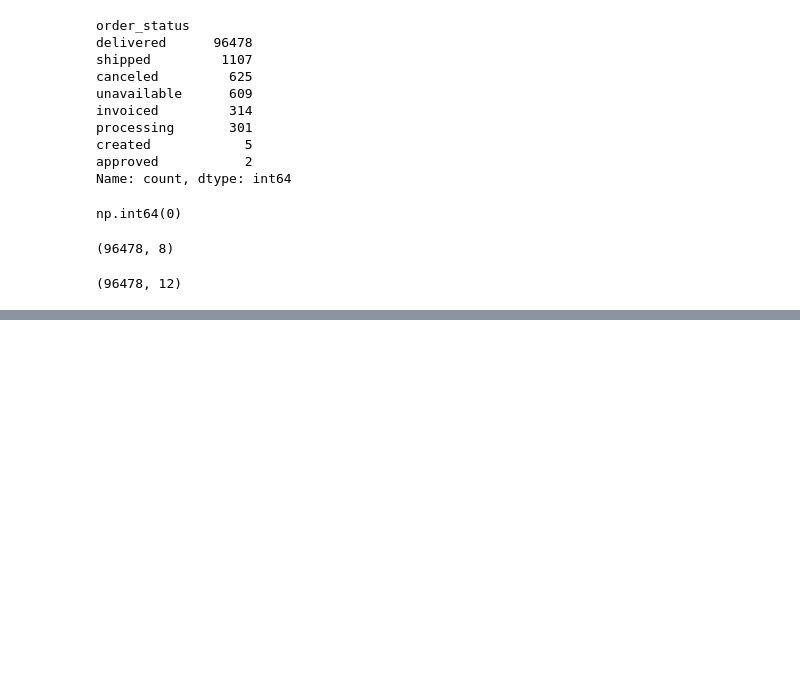
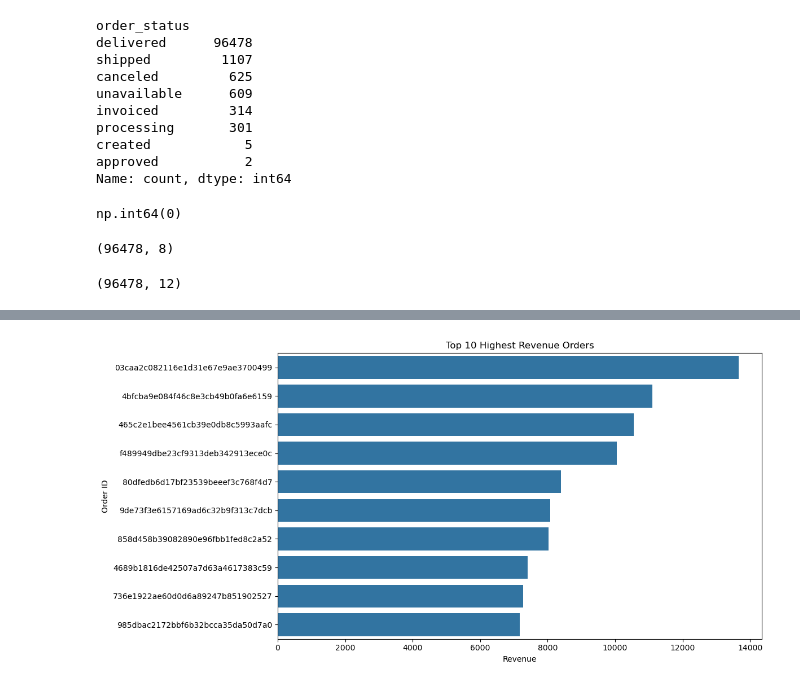
Before and after one commit to Pushpak-07/End-to-End-Brazilian-E-Commerce-Sales-Analytics, a Jupyter notebook: Python/Brazilian_Ecommerce_EDA..ipynb, the cells around one changed output, grey strips where cells are left out. Saved outputs shown, nothing was run; the diff lists cells and outputs as text; code cells hidden in the pictures; blank space fills up the shorter version.

```diff
--- a/Python/Brazilian_Ecommerce_EDA..ipynb
+++ b/Python/Brazilian_Ecommerce_EDA..ipynb
@@ -344,0 +376,4 @@ master_df = master_df.merge(
+# %%
+master_df["Purchase Year"] = master_df[
+    "order_purchase_timestamp"
+].dt.year
@@ -344,0 +487,9 @@ master_df = master_df.merge(
+# %%
+top_orders = (
+    master_df.groupby("order_id", as_index=False)["Order Value"]
+    .sum()
+    .sort_values(by="Order Value", ascending=False)
+    .head(10)
+)
+
+top_orders.head()
@@ -344,0 +503,17 @@ master_df = master_df.merge(
+# %%
+plt.figure(figsize=(12,6))
+
+sns.barplot(
+    data=top_orders,
+    x="Order Value",
+    y="order_id"
+)
+
+plt.title("Top 10 Highest Revenue Orders")
+plt.xlabel("Revenue")
+plt.ylabel("Order ID")
+
+plt.tight_layout()
+plt.show()
+# %% [output]
+[figure, added]
```
Also changed, not shown: parts of 106 cells of this notebook.
